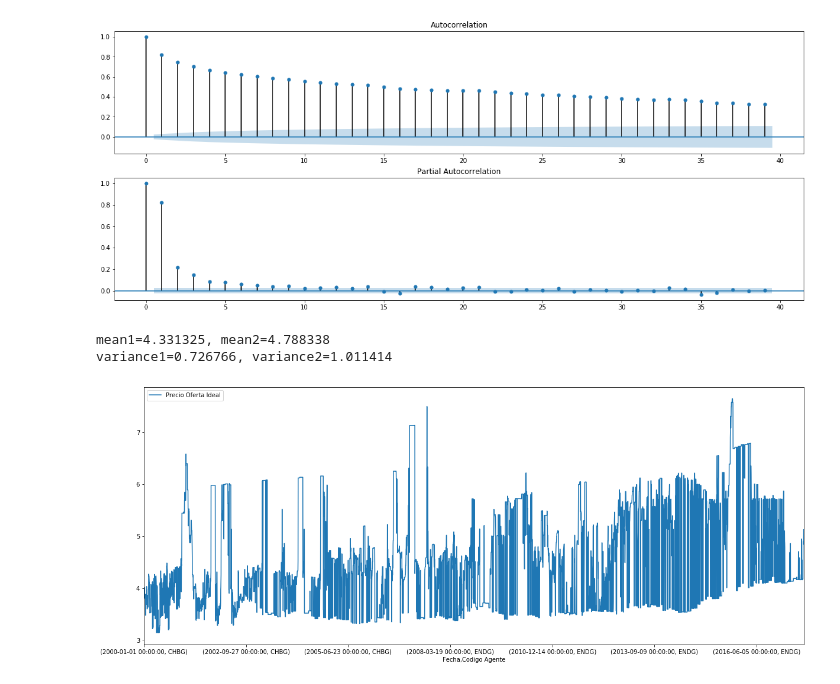
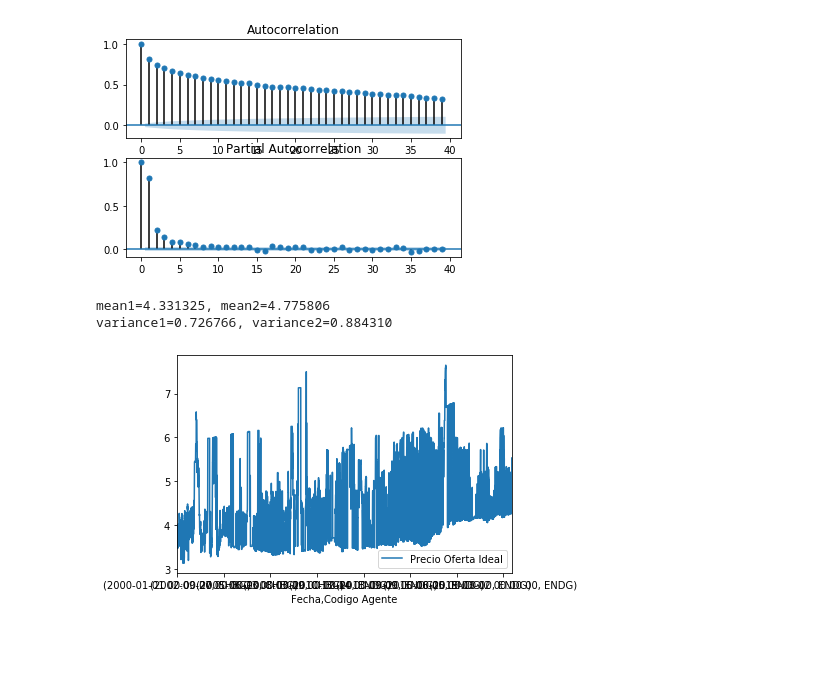
Before and after one commit to Vamarinpe/PAE, a Jupyter notebook: CodRecurso.ipynb, the cells around one changed output. Saved outputs shown, nothing was run; the diff lists cells and outputs as text; code cells hidden in the pictures; blank space fills up the shorter version.

```diff
--- a/CodRecurso.ipynb
+++ b/CodRecurso.ipynb
@@ -223,23 +214,22 @@ g=sns.regplot(x=d,y=v)
 # %%
-# NORMAL
-prueba=Datos
-prueba=prueba.xs('BETANIA',level='Recurso').iloc[:6465]
-prueba
-
+# SERIE NORMAL
 from statsmodels.graphics.tsaplots import plot_acf
 from statsmodels.graphics.tsaplots import plot_pacf
 from matplotlib import pyplot
+%matplotlib inline
+
+M1Betania=Datos.xs('BETANIA',level='Recurso')                # Quita las ultimas 718 (6465)
 
 pyplot.figure()
 pyplot.subplot(211)
-plot_acf(prueba, ax=pyplot.gca())
+plot_acf(M1Betania, ax=pyplot.gca())
 pyplot.subplot(212)
-plot_pacf(prueba, ax=pyplot.gca())
+plot_pacf(M1Betania, ax=pyplot.gca())
 pyplot.show()
 
-prueba.plot()
+M1Betania.plot()
 
-X = prueba['Precio Oferta Ideal'].values
+X = M1Betania['Precio Oferta Ideal'].values
 split = len(X)/2
 X1=X[0:3233]
 X2=X[3233:]
@@ -261,33 +251,31 @@ variance1=35631.679756, variance2=56722.253065
 # %%
-# TRANSFORMACION LOGARITMO
-pruebalog=Datos
-pruebalog=log(pruebalog.xs('BETANIA',level='Recurso').iloc[:6465])
-pruebalog
-
+# TRANSFORMACION LOGARITMO PARA ESTABILIZAR VARIANZA
 from statsmodels.graphics.tsaplots import plot_acf
 from statsmodels.graphics.tsaplots import plot_pacf
 from matplotlib import pyplot
 
+M1BetaniaLog=np.log(M1Betania)
+
 pyplot.figure()
 pyplot.subplot(211)
-plot_acf(pruebalog, ax=pyplot.gca())
+plot_acf(M1BetaniaLog, ax=pyplot.gca())
 pyplot.subplot(212)
-plot_pacf(pruebalog, ax=pyplot.gca())
+plot_pacf(M1BetaniaLog, ax=pyplot.gca())
 pyplot.show()
 
-pruebalog.plot()
+M1BetaniaLog.plot()
 
-X = pruebalog['Precio Oferta Ideal'].values
+X = M1BetaniaLog['Precio Oferta Ideal'].values
 split = len(X)/2
 X1=X[0:3233]
 X2=X[3233:]
 mean1, mean2 = X1.mean(), X2.mean()
 var1, var2 = X1.var(), X2.var()
 print('mean1=%f, mean2=%f' % (mean1, mean2))
 print('variance1=%f, variance2=%f' % (var1, var2))
 # %% [output]
-[figure, old version]
+[figure, new version]
-mean1=4.331325, mean2=4.788338
-variance1=0.726766, variance2=1.011414
+mean1=4.331325, mean2=4.775806
+variance1=0.726766, variance2=0.884310
-[figure, old version]
+[figure, new version]
 # %%
```
Also changed, not shown: parts of 24 cells of this notebook.
